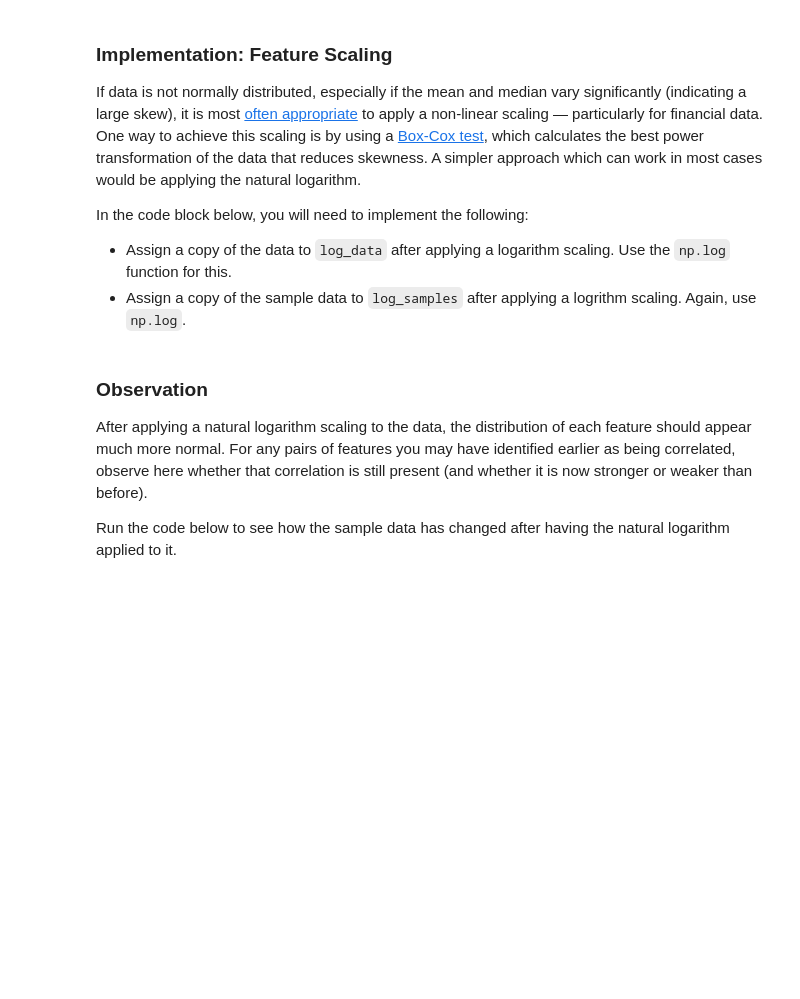
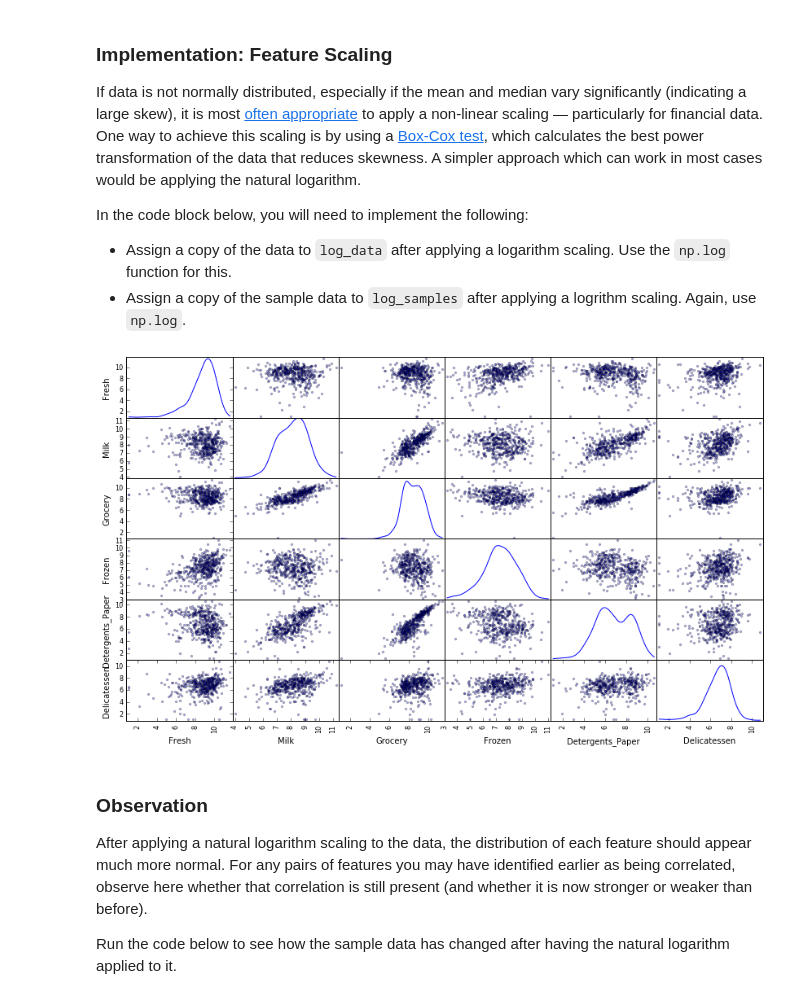
Before and after one commit to allanbreyes/udacity, a Jupyter notebook: customer_segments.ipynb, the cells around one changed output. Drawn from its saved outputs; the diff is of its cells as text; code cells hidden in the pictures; blank space fills up the shorter version.

```diff
--- a/customer_segments.ipynb
+++ b/customer_segments.ipynb
@@ -145,14 +145,13 @@ In the code block below, you will need to implement the following:
  - Assign a copy of the data to `log_data` after applying a logarithm scaling. Use the `np.log` function for this.
  - Assign a copy of the sample data to `log_samples` after applying a logrithm scaling. Again, use `np.log`.
 # %%
-# TODO: Scale the data using the natural logarithm
-log_data = None
-
-# TODO: Scale the sample data using the natural logarithm
-log_samples = None
+log_data = data.apply(lambda x: np.log(x))
+log_samples = samples.apply(lambda x: np.log(x))
 
 # Produce a scatter matrix for each pair of newly-transformed features
 pd.scatter_matrix(log_data, alpha = 0.3, figsize = (14,8), diagonal = 'kde');
+# %% [output]
+[figure, added]
 # %% [markdown]
 ### Observation
 After applying a natural logarithm scaling to the data, the distribution of each feature should appear much more normal. For any pairs of features you may have identified earlier as being correlated, observe here whether that correlation is still present (and whether it is now stronger or weaker than before).
```
Also changed, not shown: parts of 11 cells of this notebook.
